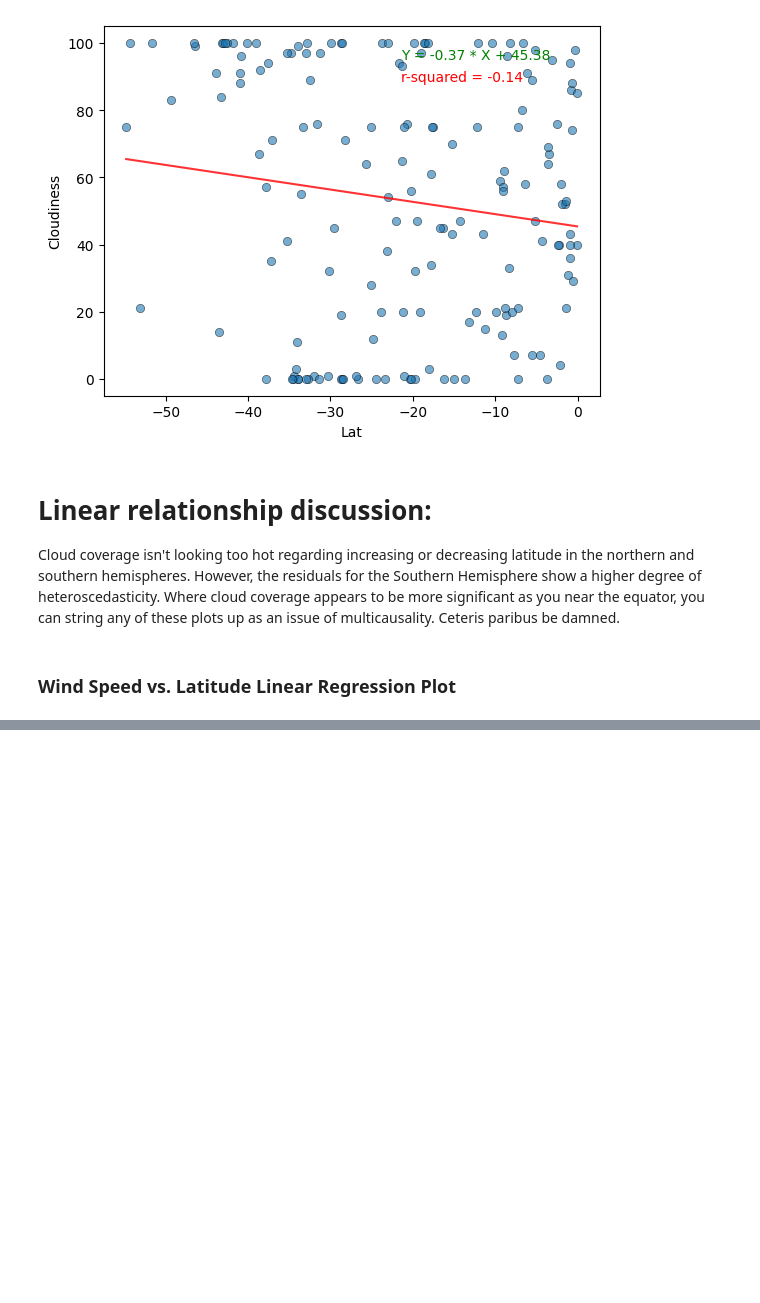
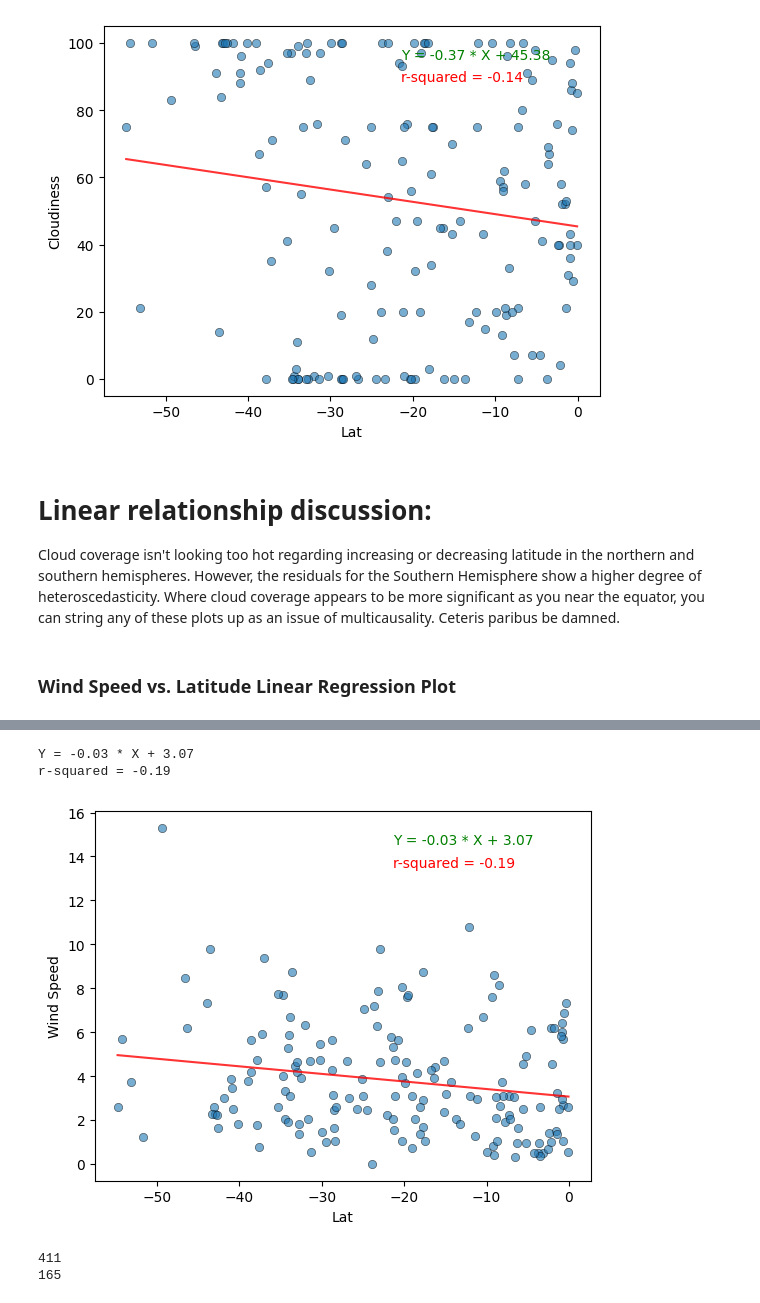
Before and after one commit to thorblock/Mod_6_API, a Jupyter notebook: WeatherPy/WeatherPy.ipynb, the cells around one changed output, grey strips where cells are left out. Saved outputs shown, nothing was run; the diff lists cells and outputs as text; code cells hidden in the pictures; blank space fills up the shorter version.

```diff
--- a/WeatherPy/WeatherPy.ipynb
+++ b/WeatherPy/WeatherPy.ipynb
@@ -404,0 +395,13 @@ The r-value is: 0.062239040700515696
+# %%
+# Southern Hemisphere
+lin_regress_plot(southern_hemi_df["Lat"],southern_hemi_df["Wind Speed"])
+# %% [output]
+Y = -0.03 * X + 3.07
+r-squared = -0.19
+[figure, added]
+# %%
+print(len(northern_hemi_df))
+print(len(southern_hemi_df))
+# %% [output]
+411
+165
```
Also changed, not shown: parts of 6 cells of this notebook.
